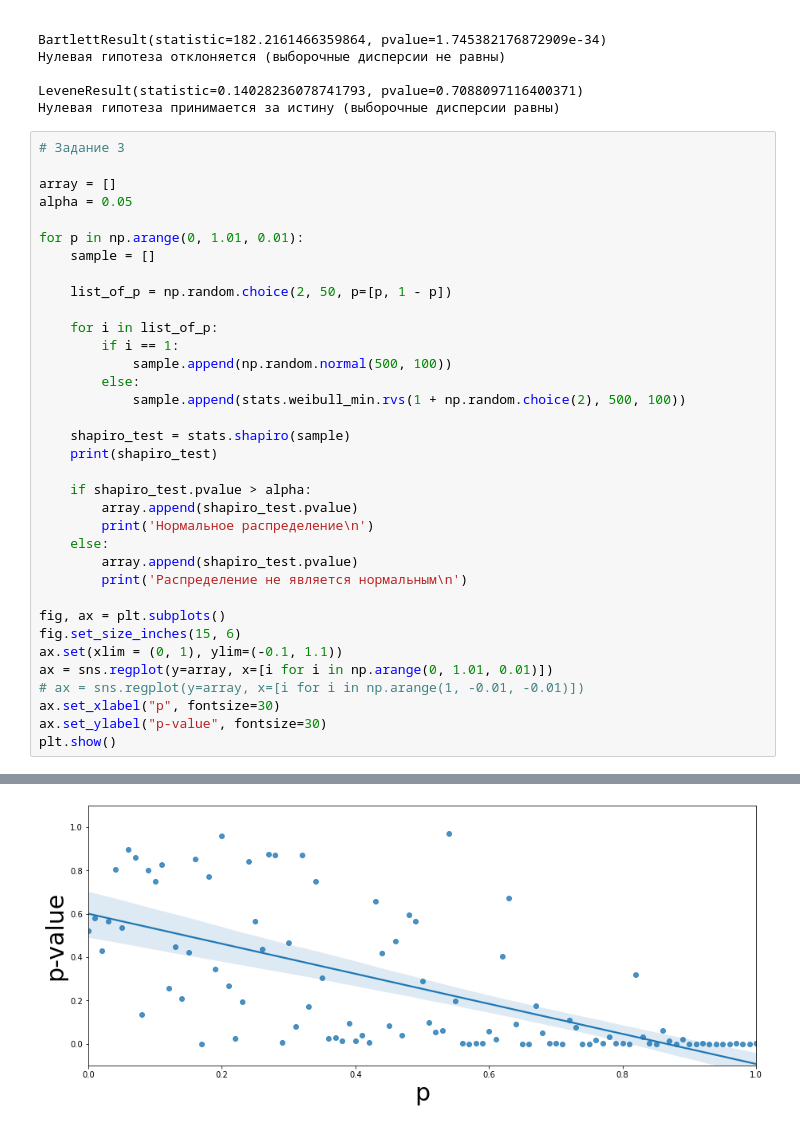
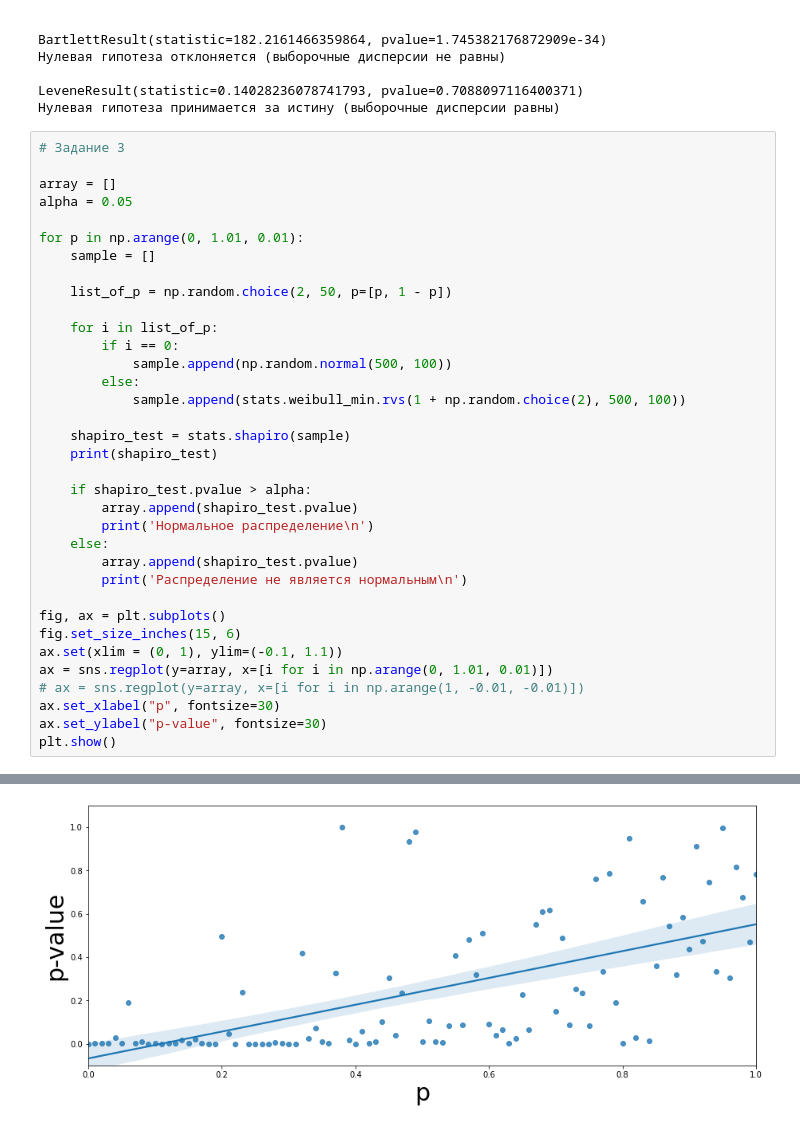
Before and after one commit to Xorsiphus/SOM, a Jupyter notebook: Lab_3/main.ipynb, the cells around one changed output, grey strips where cells are left out. Drawn from its saved outputs; the diff is of its cells as text.

```diff
--- a/Lab_3/main.ipynb
+++ b/Lab_3/main.ipynb
@@ -385,7 +385,7 @@ for p in np.arange(0, 1.01, 0.01):
     list_of_p = np.random.choice(2, 50, p=[p, 1 - p])
 
     for i in list_of_p:
-        if i == 1:
+        if i == 0:
             sample.append(np.random.normal(500, 100))
         else:
             sample.append(stats.weibull_min.rvs(1 + np.random.choice(2), 500, 100))
@@ -429 +429 @@ ShapiroResult(statistic=0.9057429432868958, pvalue=0.0007476863684132695)
-[figure, old version]
+[figure, new version]
```
Also changed, not shown: parts of 1 cell of this notebook, 5 other files.
